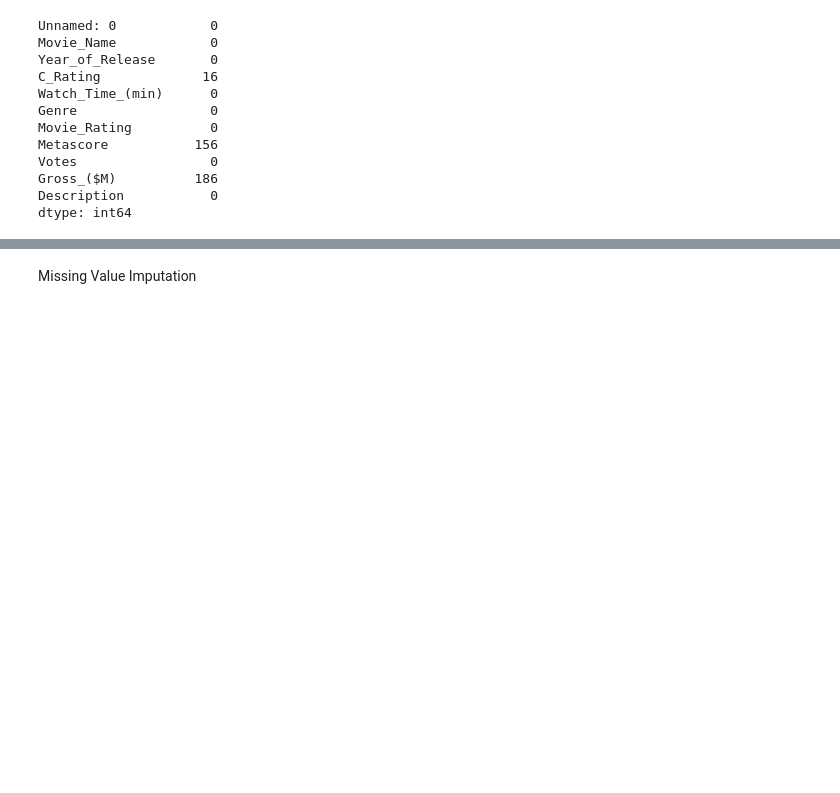
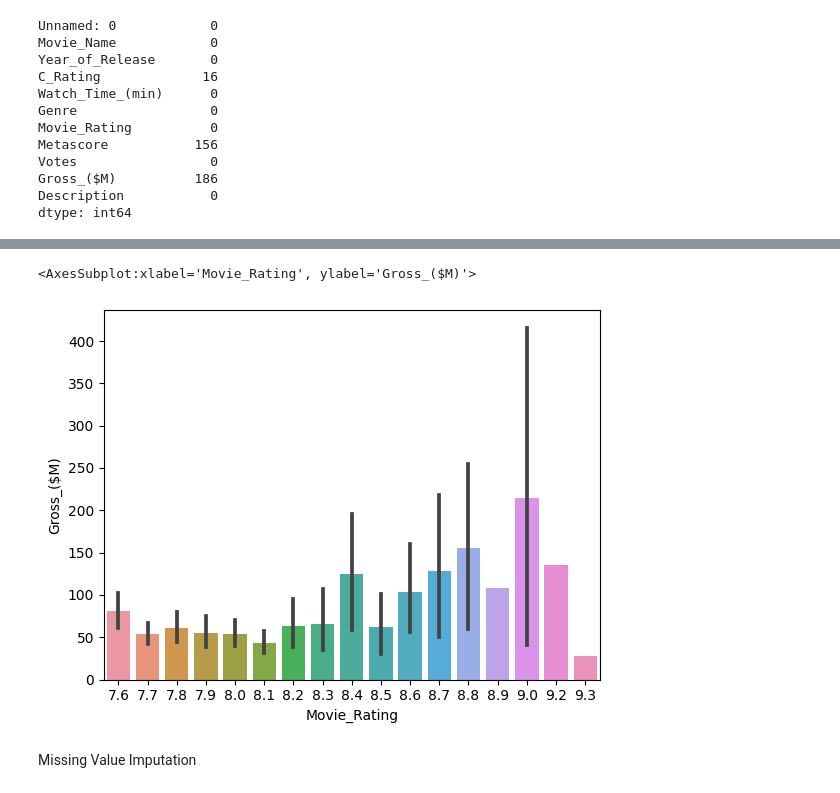
Before and after one commit to Skywoodthefifth/Web-Scraping, a Jupyter notebook: Model.ipynb, the cells around one changed output, grey strips where cells are left out. Drawn from its saved outputs; the diff is of its cells as text; code cells hidden in the pictures; blank space fills up the shorter version.

```diff
--- a/Model.ipynb
+++ b/Model.ipynb
@@ -77,3 +82,8 @@ dtype: int64
+# %%
+sns.barplot(x='Movie_Rating', y='Gross_($M)', data=df)
+# %% [output]
+<AxesSubplot:xlabel='Movie_Rating', ylabel='Gross_($M)'>
+[figure, added]
 # %% [markdown]
 Missing Value Imputation
 # %%
```
Also changed, not shown: parts of 16 cells of this notebook.
